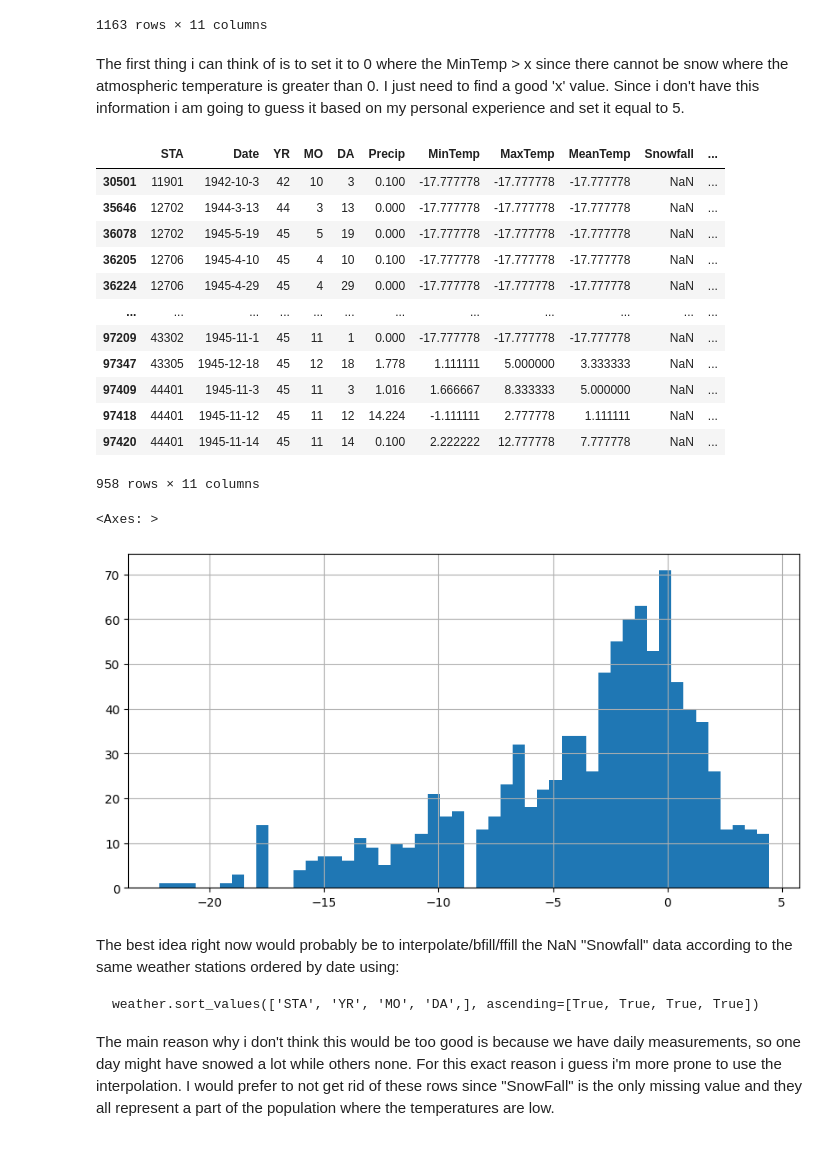
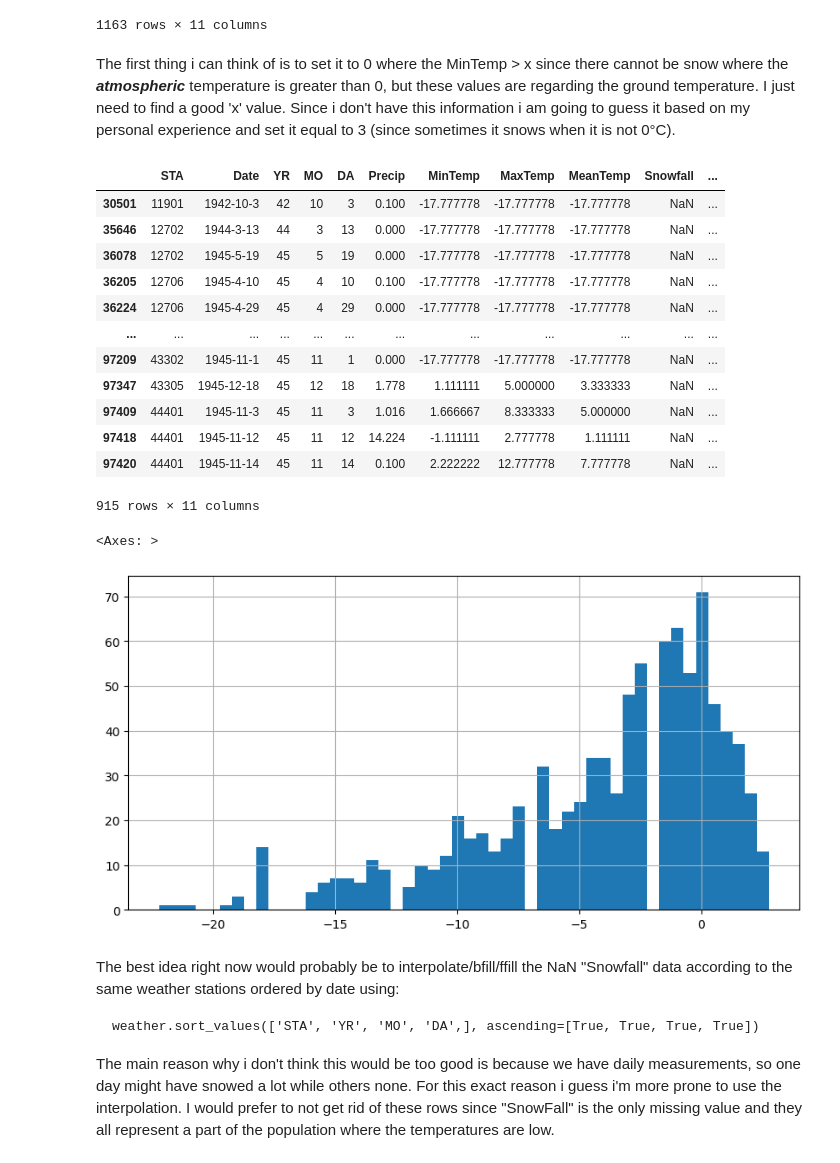
Before and after one commit to SamuelMagnano/Kaggle_Weather_prediction, a Jupyter notebook: Weather_Prediction.ipynb, the cells around one changed output. Saved outputs shown, nothing was run; the diff lists cells and outputs as text; code cells hidden in the pictures.

```diff
--- a/Weather_Prediction.ipynb
+++ b/Weather_Prediction.ipynb
@@ -142,7 +131,7 @@ From a fist look, a one-hot encoding of these possibilities would be ideal, but
 # %%
 weather.loc[weather["PoorWeather"].isna(), "PoorWeather"] = 0
 weather.loc[weather["PoorWeather"]!= 0, "PoorWeather"] = 1
-weather["PoorWeather"] = weather["PoorWeather"].astype('object')
+weather["PoorWeather"] = weather["PoorWeather"].astype('string')
 print(f"PoorWeather dtype:",weather["PoorWeather"].dtype)
 weather["PoorWeather"].value_counts()
 # %% [output]
@@ -193,9 +182,9 @@ Name: count, dtype: int64
 | 118663 | 82506 | 1944-11-18 | 44 | 11 | 18 | 0.000 | 19.444444 | 27.777778 | 23.333333 | NaN | ... |
 1163 rows × 11 columns
 # %% [markdown]
-The first thing i can think of is to set it to 0 where the MinTemp > x since there cannot be snow where the atmospheric temperature is greater than 0. I just need to find a good 'x' value. Since i don't have this information i am going to guess it based on my personal experience and set it equal to 5.
+The first thing i can think of is to set it to 0 where the MinTemp > x since there cannot be snow where the ***atmospheric*** temperature is greater than 0, but these values are regarding the ground temperature. I just need to find a good 'x' value. Since i don't have this information i am going to guess it based on my personal experience and set it equal to 3 (since sometimes it snows when it is not 0°C).
 # %%
-weather.loc[(weather["Snowfall"].isna()) & (weather["MinTemp"] > 5), "Snowfall"] = 0
+weather.loc[(weather["Snowfall"].isna()) & (weather["MinTemp"] >= 3), "Snowfall"] = 0
 weather[weather["Snowfall"].isna()]
 # %% [output]
 |  | STA | Date | YR | MO | DA | Precip | MinTemp | MaxTemp | MeanTemp | Snowfall | ... |
@@ -210,12 +199,12 @@ weather[weather["Snowfall"].isna()]
 | 97409 | 44401 | 1945-11-3 | 45 | 11 | 3 | 1.016 | 1.666667 | 8.333333 | 5.000000 | NaN | ... |
 | 97418 | 44401 | 1945-11-12 | 45 | 11 | 12 | 14.224 | -1.111111 | 2.777778 | 1.111111 | NaN | ... |
 | 97420 | 44401 | 1945-11-14 | 45 | 11 | 14 | 0.100 | 2.222222 | 12.777778 | 7.777778 | NaN | ... |
-958 rows × 11 columns
+915 rows × 11 columns
 # %%
-weather["MinTemp"].loc[(weather["Snowfall"].isna()) & (weather["MinTemp"] < 5)].hist(figsize=(10,5), bins=50)
+weather["MinTemp"].loc[(weather["Snowfall"].isna()) & (weather["MinTemp"] < 3)].hist(figsize=(10,5), bins=50)
 # %% [output]
 <Axes: >
-[figure, old version]
+[figure, new version]
 # %% [markdown]
 The best idea right now would probably be to interpolate/bfill/ffill the NaN "Snowfall" data according to the same weather stations ordered by date using:
 
```
Also changed, not shown: parts of 10 cells of this notebook.
